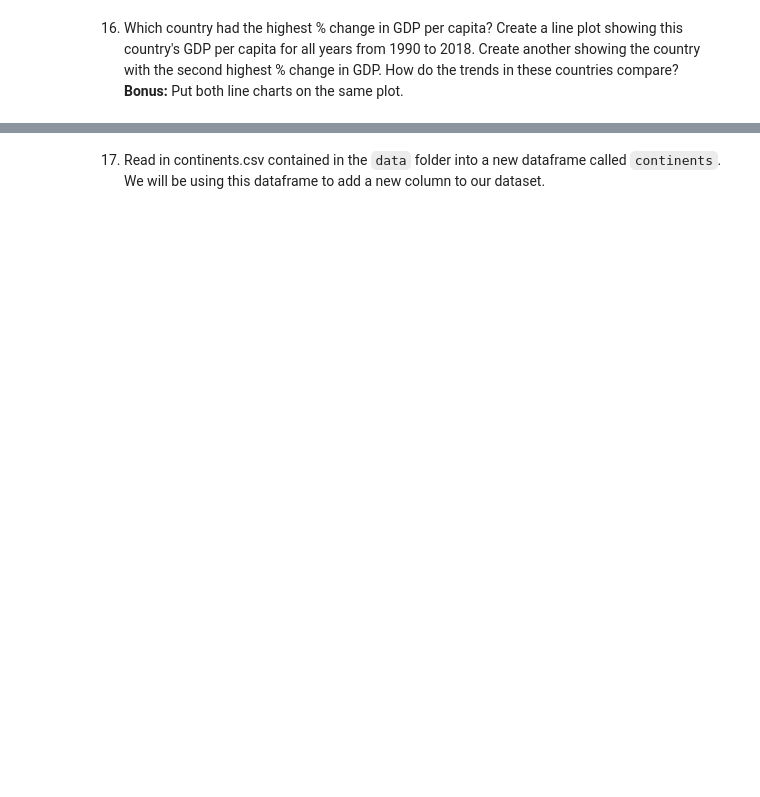
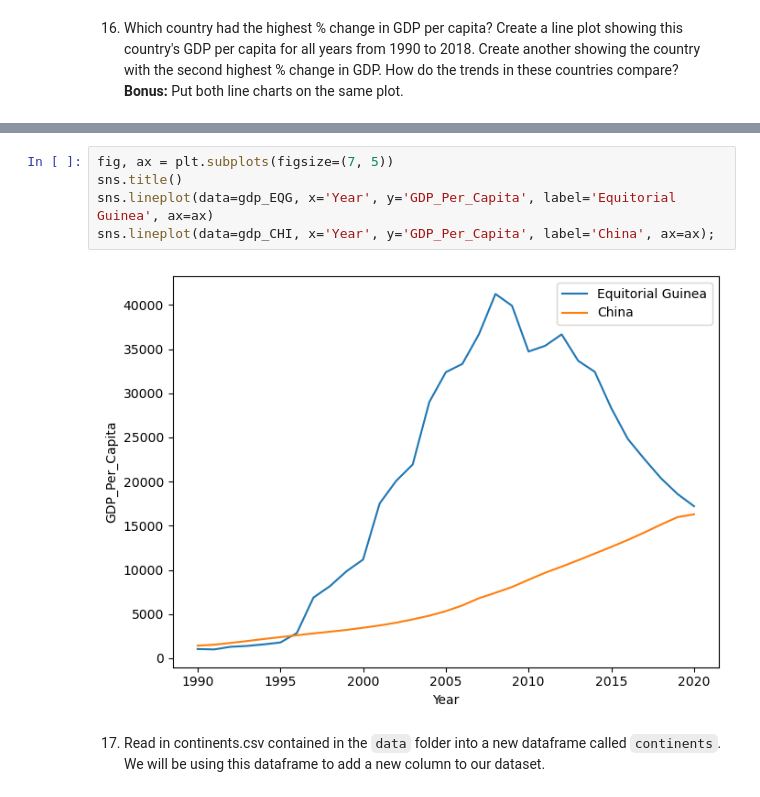
Before and after one commit to nss-data-science-cohort-7/un-exploration-brigancer, a Jupyter notebook: notebooks/UN_Data_Exploration.ipynb, the cells around one changed output, grey strips where cells are left out. Saved outputs shown, nothing was run; the diff lists cells and outputs as text; blank space fills up the shorter version.

```diff
--- a/notebooks/UN_Data_Exploration.ipynb
+++ b/notebooks/UN_Data_Exploration.ipynb
@@ -289,2 +350,9 @@ KeyError: "None of [Float64Index([ 19.88797306622864,  47.04951487942708,  175.8
+# %%
+fig, ax = plt.subplots(figsize=(7, 5))
+sns.title()
+sns.lineplot(data=gdp_EQG, x='Year', y='GDP_Per_Capita', label='Equitorial Guinea', ax=ax)
+sns.lineplot(data=gdp_CHI, x='Year', y='GDP_Per_Capita', label='China', ax=ax);
+# %% [output]
+[figure, added]
 # %% [markdown]
 17. Read in continents.csv contained in the `data` folder into a new dataframe called `continents`. We will be using this dataframe to add a new column to our dataset.
```
Also changed, not shown: parts of 9 cells of this notebook.
